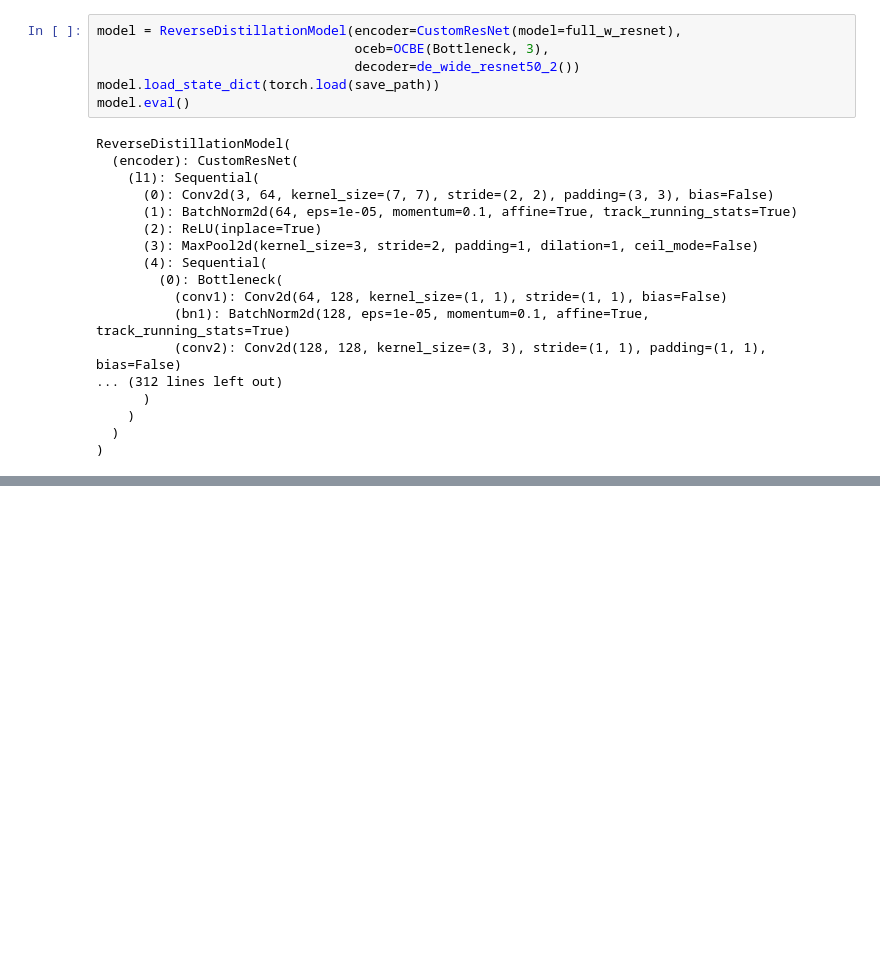
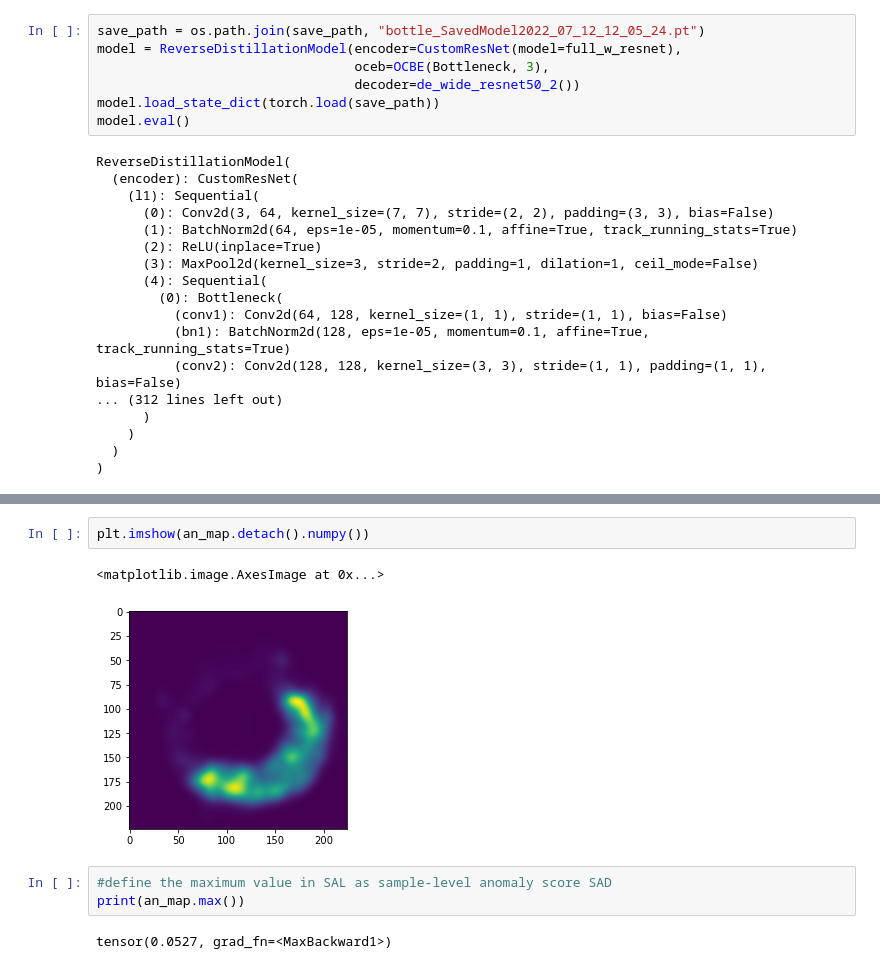
Before and after one commit to FraqMasq/RKD_AD, a Jupyter notebook: RKD_AD.ipynb, the cells around one changed output, grey strips where cells are left out. Cells and saved outputs as stored; diff of their text form; blank space fills up the shorter version.

```diff
--- a/RKD_AD.ipynb
+++ b/RKD_AD.ipynb
@@ -814,4 +815,5 @@ torch.save(model.state_dict(),save_path)
 # %%
+save_path = os.path.join(save_path, "bottle_SavedModel2022_07_12_12_05_24.pt")
 model = ReverseDistillationModel(encoder=CustomResNet(model=full_w_resnet),
                                  oceb=OCBE(Bottleneck, 3),
                                  decoder=de_wide_resnet50_2())
@@ -837,0 +864,10 @@ ReverseDistillationModel(
+# %%
+plt.imshow(an_map.detach().numpy())
+# %% [output]
+<matplotlib.image.AxesImage at 0x...>
+[figure, added]
+# %%
+#define the maximum value in SAL as sample-level anomaly score SAD
+print(an_map.max())
+# %% [output]
+tensor(0.0527, grad_fn=<MaxBackward1>)
```
Also changed, not shown: parts of 16 cells of this notebook.
